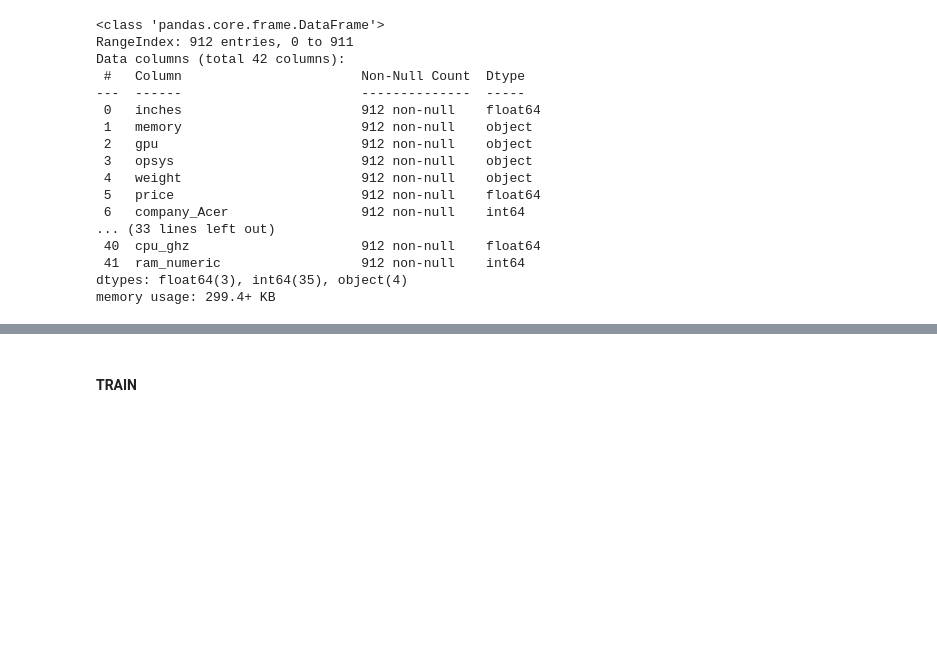
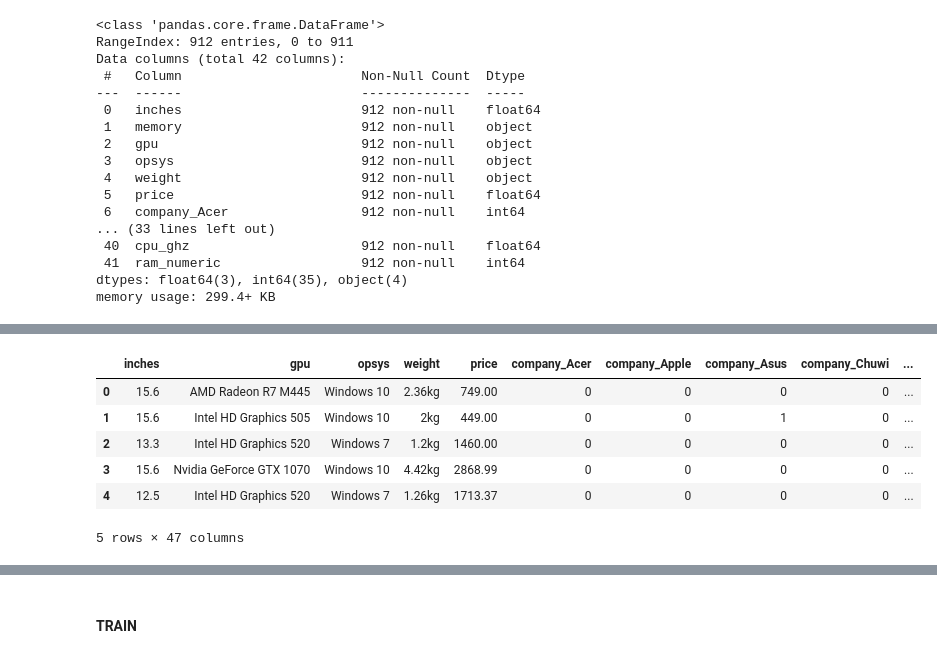
Before and after one commit to diegogerwig/Kaggle, a Jupyter notebook: TheBridge/laptops_market/laptops_market.ipynb, the cells around one changed output, grey strips where cells are left out. Cells and saved outputs as stored; diff of their text form; code cells hidden in the pictures; blank space fills up the shorter version.

```diff
--- a/TheBridge/laptops_market/laptops_market.ipynb
+++ b/TheBridge/laptops_market/laptops_market.ipynb
@@ -358,0 +337,41 @@ memory usage: 292.2+ KB
+# %%
+def extract_memory_info(memory_string):
+    memory_types = {
+        'memory_HDD': 0,
+        'memory_SSD': 0,
+        'memory_Flash': 0
+    }
+    memory_sizes = {
+        'memory_HDD_GB': 0,
+        'memory_SSD_GB': 0,
+        'memory_Flash_GB': 0
+    }
+
+    matches = re.findall(r'(\d+)([A-Za-z ]+)', memory_string)
+
+    for match in matches:
+        size = int(match[0])
+        unit = match[1].strip().upper()
+
+        if 'TB' in unit:
+            size *= 1000
+
+        if 'HDD' in unit:
+            memory_types['memory_HDD'] = 1
+            memory_sizes['memory_HDD_GB'] += size
+        elif 'SSD' in unit:
+            memory_types['memory_SSD'] = 1
+            memory_sizes['memory_SSD_GB'] += size
+        elif 'FLASH STORAGE' in unit:
+            memory_types['memory_Flash'] = 1
+            memory_sizes['memory_Flash_GB'] += size
+
+    result = {**memory_types, **memory_sizes}
+    return pd.Series(result)
+
+data[['memory_HDD', 'memory_SSD', 'memory_Flash', 'memory_HDD_GB', 'memory_SSD_GB', 'memory_Flash_GB']] = data['memory'].apply(extract_memory_info)
+
+# Eliminar la columna 'Memory'
+data.drop(columns=['memory'], inplace=True)
+
+data.info()
@@ -359,3 +409,13 @@ memory usage: 292.2+ KB
+# %%
+data.head()
+# %% [output]
+|  | inches | gpu | opsys | weight | price | company_Acer | company_Apple | company_Asus | company_Chuwi | ... |
+| 0 | 15.6 | AMD Radeon R7 M445 | Windows 10 | 2.36kg | 749.00 | 0 | 0 | 0 | 0 | ... |
+| 1 | 15.6 | Intel HD Graphics 505 | Windows 10 | 2kg | 449.00 | 0 | 0 | 1 | 0 | ... |
+| 2 | 13.3 | Intel HD Graphics 520 | Windows 7 | 1.2kg | 1460.00 | 0 | 0 | 0 | 0 | ... |
+| 3 | 15.6 | Nvidia GeForce GTX 1070 | Windows 10 | 4.42kg | 2868.99 | 0 | 0 | 0 | 0 | ... |
+| 4 | 12.5 | Intel HD Graphics 520 | Windows 7 | 1.26kg | 1713.37 | 0 | 0 | 0 | 0 | ... |
+5 rows × 47 columns
 # %%
 data_object = 'gpu'
 # data = pd.concat([data, pd.get_dummies(data[data_object], prefix=data_object, dtype=int)], axis=1)
```
Also changed, not shown: parts of 10 cells of this notebook.
